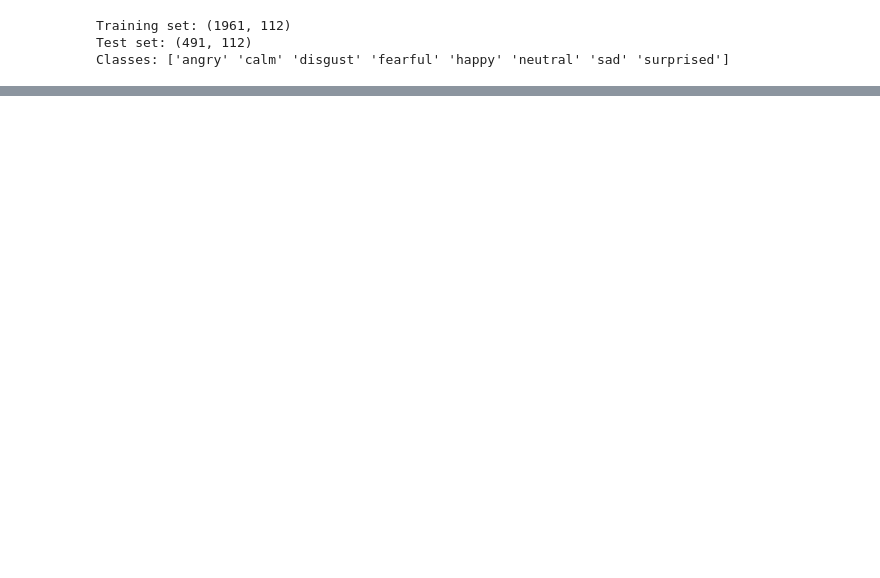
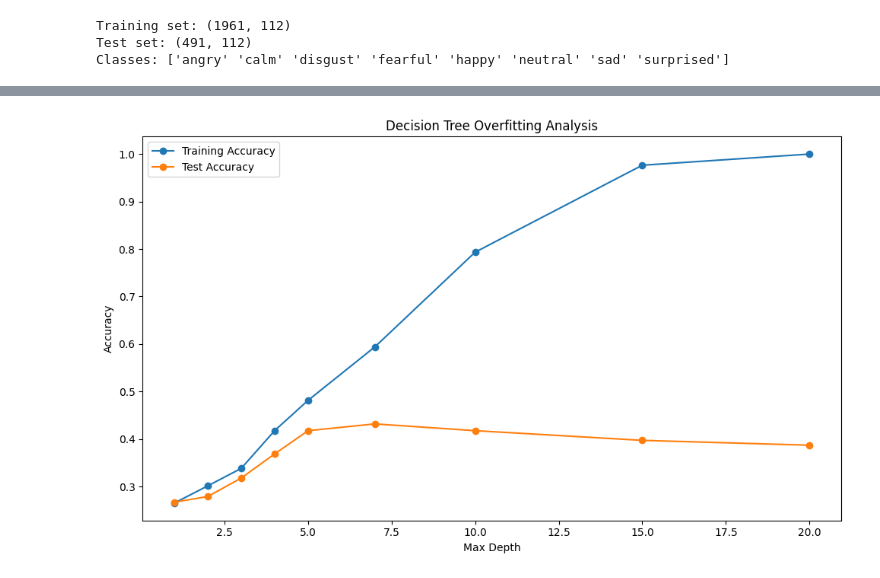
Before and after one commit to Alex-Abreu3/Project_CSE432-532, a Jupyter notebook: SER_Project/notebooks/week9_decision_trees.ipynb, the cells around one changed output, grey strips where cells are left out. Saved outputs shown, nothing was run; the diff lists cells and outputs as text; code cells hidden in the pictures; blank space fills up the shorter version.

```diff
--- a/SER_Project/notebooks/week9_decision_trees.ipynb
+++ b/SER_Project/notebooks/week9_decision_trees.ipynb
@@ -44,0 +94,23 @@ print(f"MiniLearn Decision Tree Accuracy: {mini_dt_acc:.4f}")
+# %%
+#check overfitting by comparing train vs test accurcy at differnt depths
+depths=[1, 2, 3, 4, 5, 7, 10, 15, 20]
+train_accs = []
+test_accs = []
+
+for depth in depths:
+    dt = DecisionTreeClassifier(max_depth=depth, random_state=42)
+    dt.fit(X_train, y_train)
+    train_accs.append(accuracy_score(y_train, dt.predict(X_train)))
+    test_accs.append(accuracy_score(y_test, dt.predict(X_test)))
+
+plt.figure(figsize=(10,6))
+plt.plot(depths, train_accs, label="Training Accuracy", marker='o')
+plt.plot(depths, test_accs, label="Test Accuracy", marker='o')
+plt.xlabel('Max Depth')
+plt.ylabel("Accuracy")
+plt.title("Decision Tree Overfitting Analysis")
+plt.legend()
+plt.tight_layout()
+plt.show()
+# %% [output]
+[figure, added]
```
Also changed, not shown: parts of 5 cells of this notebook.
